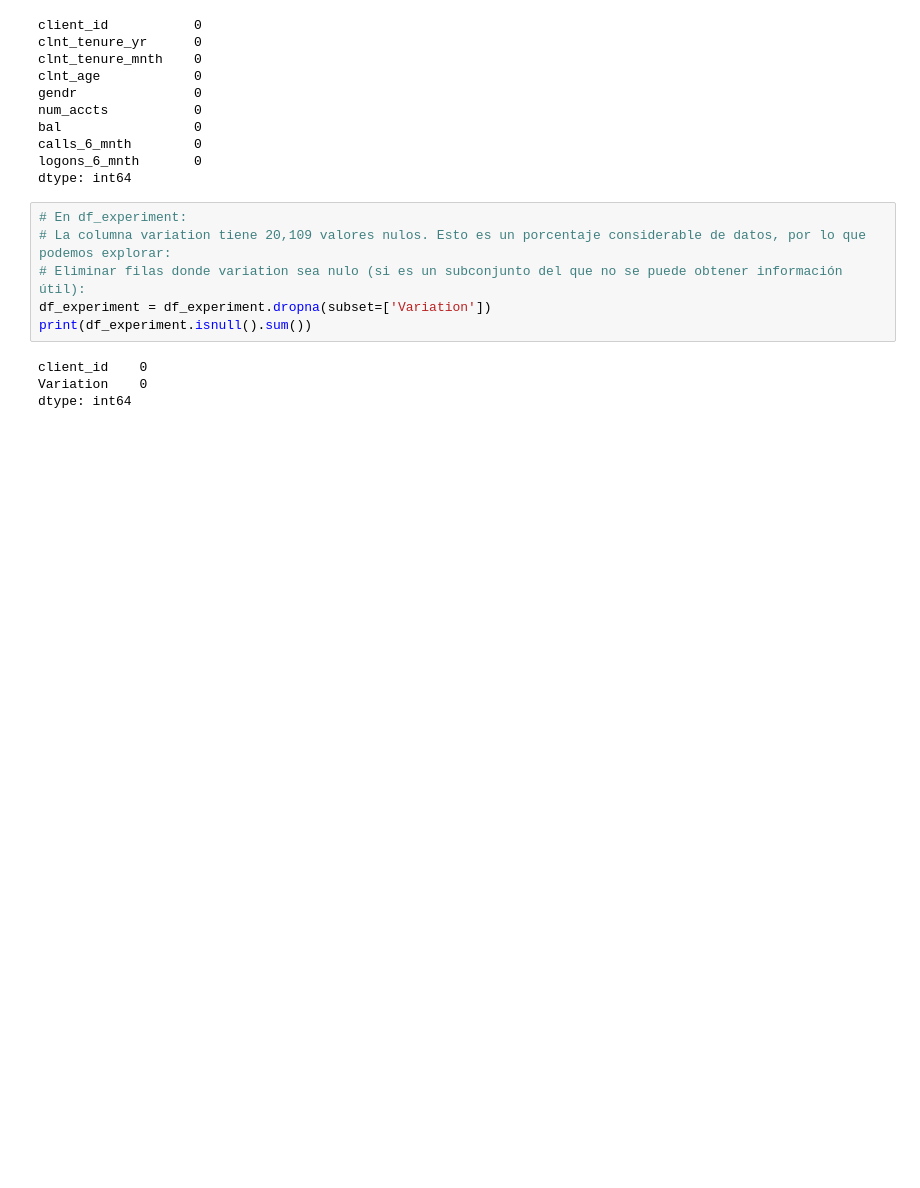
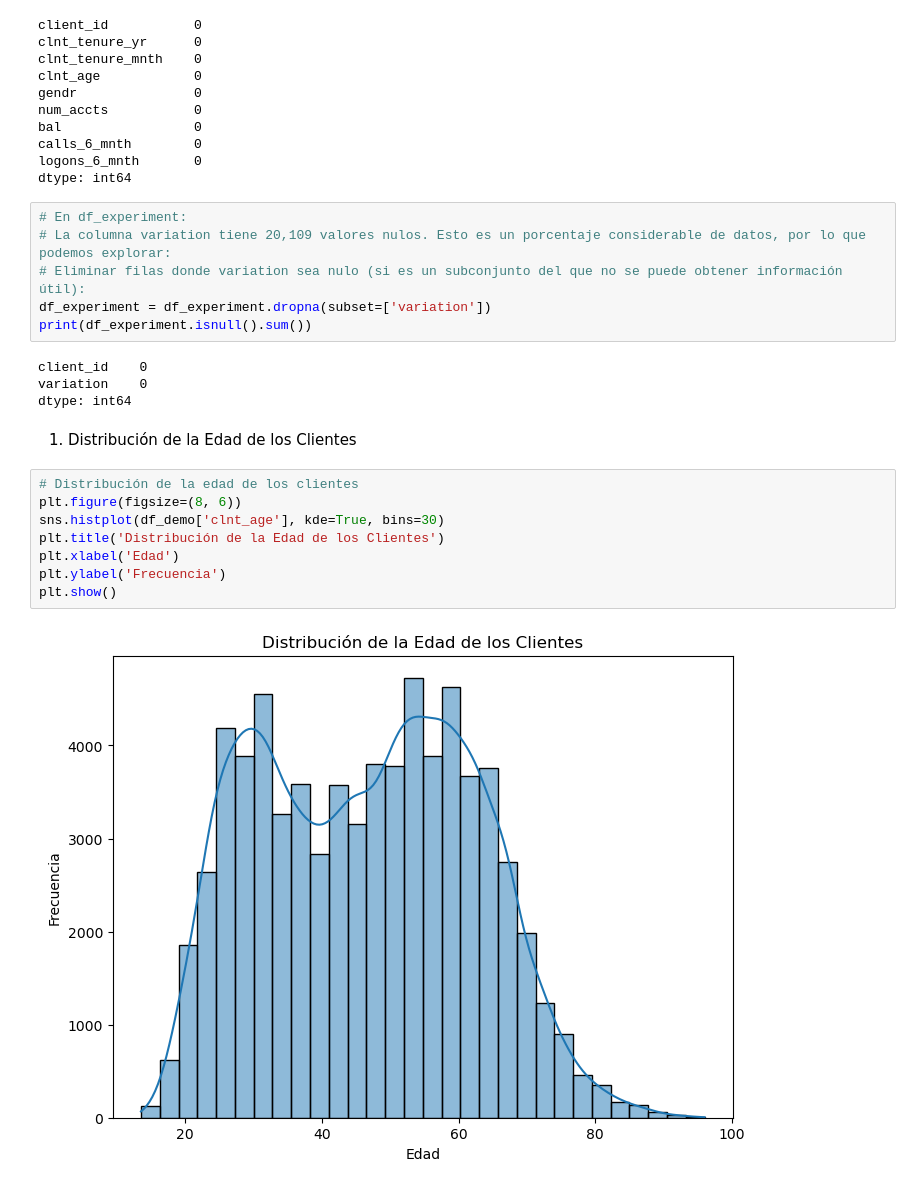
Before and after one commit to ivanalonsom/Project5_EDA_Inferential_Stats, a Jupyter notebook: main.ipynb, the cells around one changed output. Drawn from its saved outputs; the diff is of its cells as text; blank space fills up the shorter version.

```diff
--- a/main.ipynb
+++ b/main.ipynb
@@ -228,9 +234,21 @@ dtype: int64
 # En df_experiment:
 # La columna variation tiene 20,109 valores nulos. Esto es un porcentaje considerable de datos, por lo que podemos explorar:
 # Eliminar filas donde variation sea nulo (si es un subconjunto del que no se puede obtener información útil):
-df_experiment = df_experiment.dropna(subset=['Variation'])
+df_experiment = df_experiment.dropna(subset=['variation'])
 print(df_experiment.isnull().sum())
 # %% [output]
 client_id    0
-Variation    0
+variation    0
 dtype: int64
+# %% [markdown]
+1. Distribución de la Edad de los Clientes
+# %%
+# Distribución de la edad de los clientes
+plt.figure(figsize=(8, 6))
+sns.histplot(df_demo['clnt_age'], kde=True, bins=30)
+plt.title('Distribución de la Edad de los Clientes')
+plt.xlabel('Edad')
+plt.ylabel('Frecuencia')
+plt.show()
+# %% [output]
+[figure, added]
```
Also changed, not shown: parts of 31 cells of this notebook, 2 other files.
